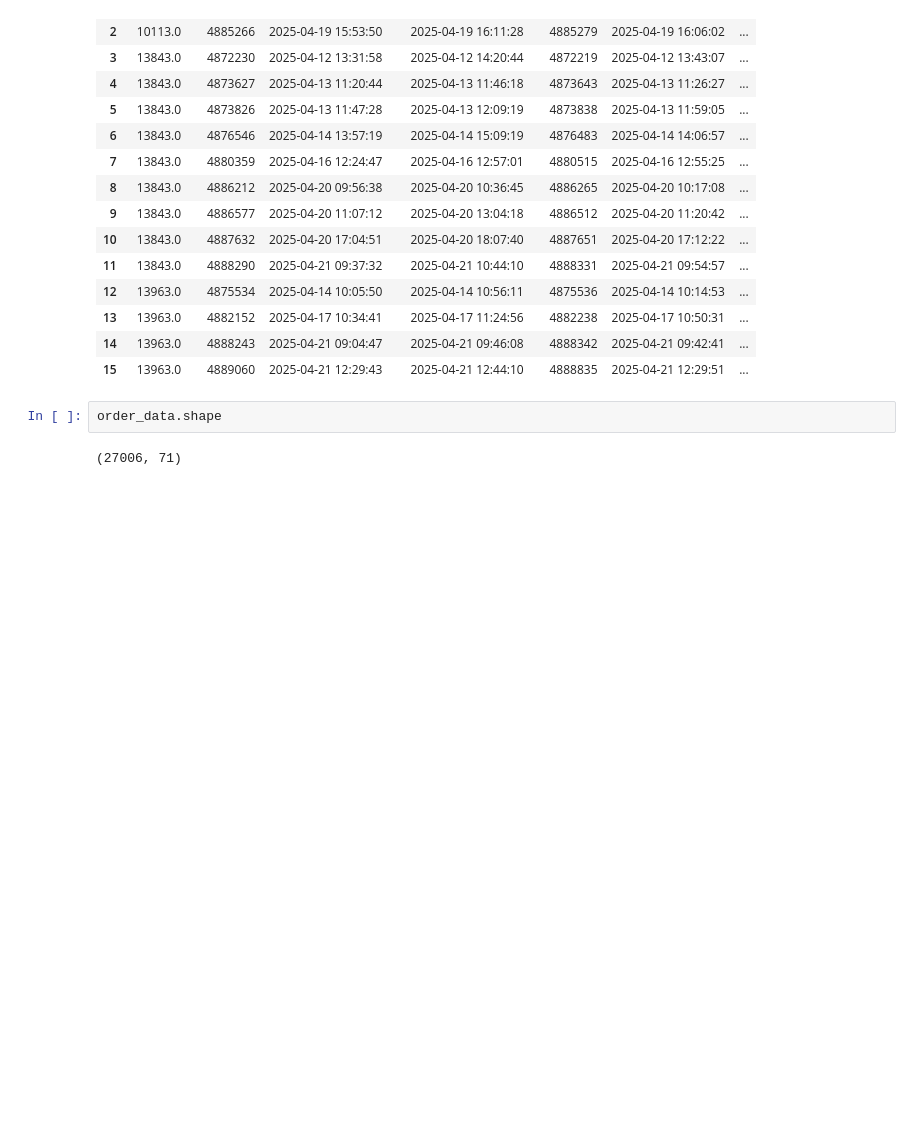
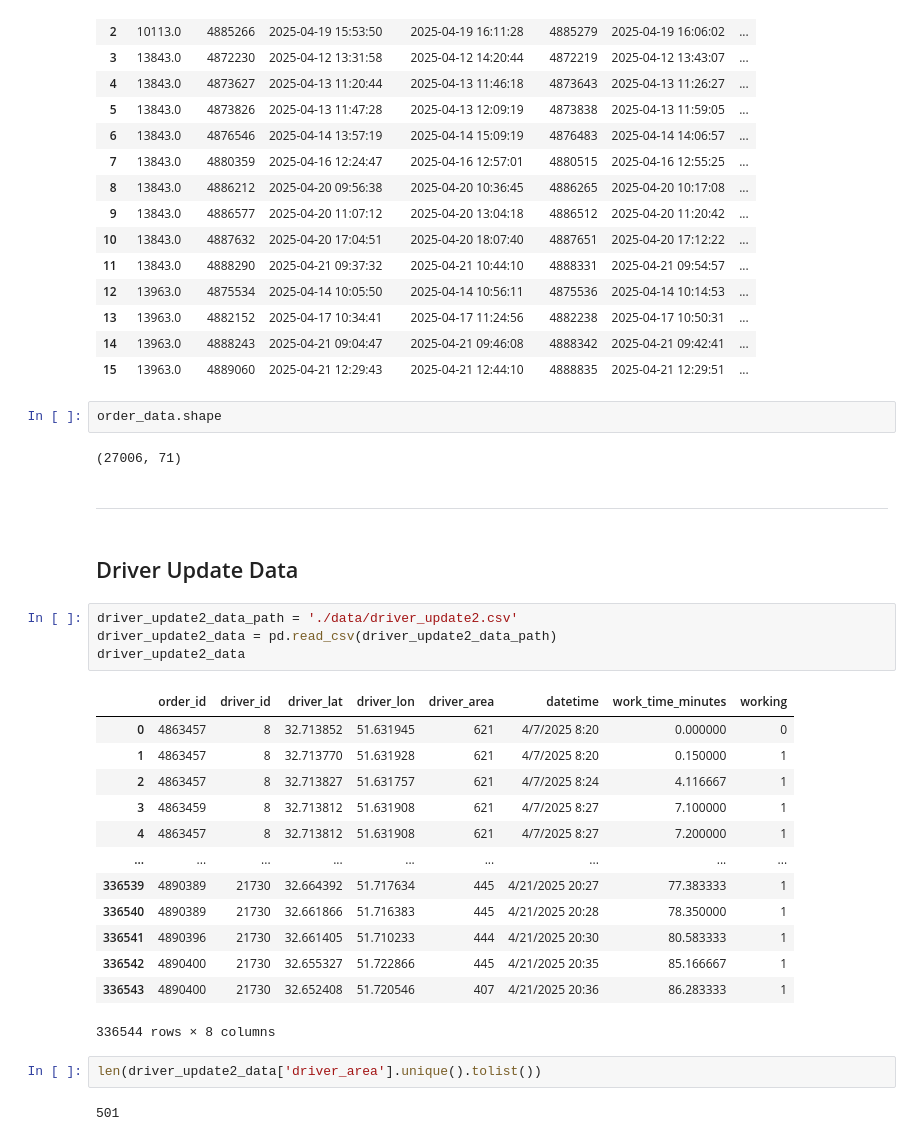
Before and after one commit to QianZeHao123/RideHail, a Jupyter notebook: zzz_show_dataset.ipynb, the cells around one changed output. Cells and saved outputs as stored; diff of their text form; blank space fills up the shorter version.

Commit message:
update data inspection note

```diff
--- a/zzz_show_dataset.ipynb
+++ b/zzz_show_dataset.ipynb
@@ -211,3 +220,29 @@ The IDs of drivers with overlapping orders are: [1691, 2101, 10113, 13843, 13963
 order_data.shape
 # %% [output]
 (27006, 71)
+# %% [markdown]
+---
+# %% [markdown]
+## Driver Update Data
+# %%
+driver_update2_data_path = './data/driver_update2.csv'
+driver_update2_data = pd.read_csv(driver_update2_data_path)
+driver_update2_data
+# %% [output]
+|  | order_id | driver_id | driver_lat | driver_lon | driver_area | datetime | work_time_minutes | working |
+| 0 | 4863457 | 8 | 32.713852 | 51.631945 | 621 | 4/7/2025 8:20 | 0.000000 | 0 |
+| 1 | 4863457 | 8 | 32.713770 | 51.631928 | 621 | 4/7/2025 8:20 | 0.150000 | 1 |
+| 2 | 4863457 | 8 | 32.713827 | 51.631757 | 621 | 4/7/2025 8:24 | 4.116667 | 1 |
+| 3 | 4863459 | 8 | 32.713812 | 51.631908 | 621 | 4/7/2025 8:27 | 7.100000 | 1 |
+| 4 | 4863457 | 8 | 32.713812 | 51.631908 | 621 | 4/7/2025 8:27 | 7.200000 | 1 |
+| ... | ... | ... | ... | ... | ... | ... | ... | ... |
+| 336539 | 4890389 | 21730 | 32.664392 | 51.717634 | 445 | 4/21/2025 20:27 | 77.383333 | 1 |
+| 336540 | 4890389 | 21730 | 32.661866 | 51.716383 | 445 | 4/21/2025 20:28 | 78.350000 | 1 |
+| 336541 | 4890396 | 21730 | 32.661405 | 51.710233 | 444 | 4/21/2025 20:30 | 80.583333 | 1 |
+| 336542 | 4890400 | 21730 | 32.655327 | 51.722866 | 445 | 4/21/2025 20:35 | 85.166667 | 1 |
+| 336543 | 4890400 | 21730 | 32.652408 | 51.720546 | 407 | 4/21/2025 20:36 | 86.283333 | 1 |
+336544 rows × 8 columns
+# %%
+len(driver_update2_data['driver_area'].unique().tolist())
+# %% [output]
+501
```
Also changed, not shown: parts of 5 cells of this notebook.
